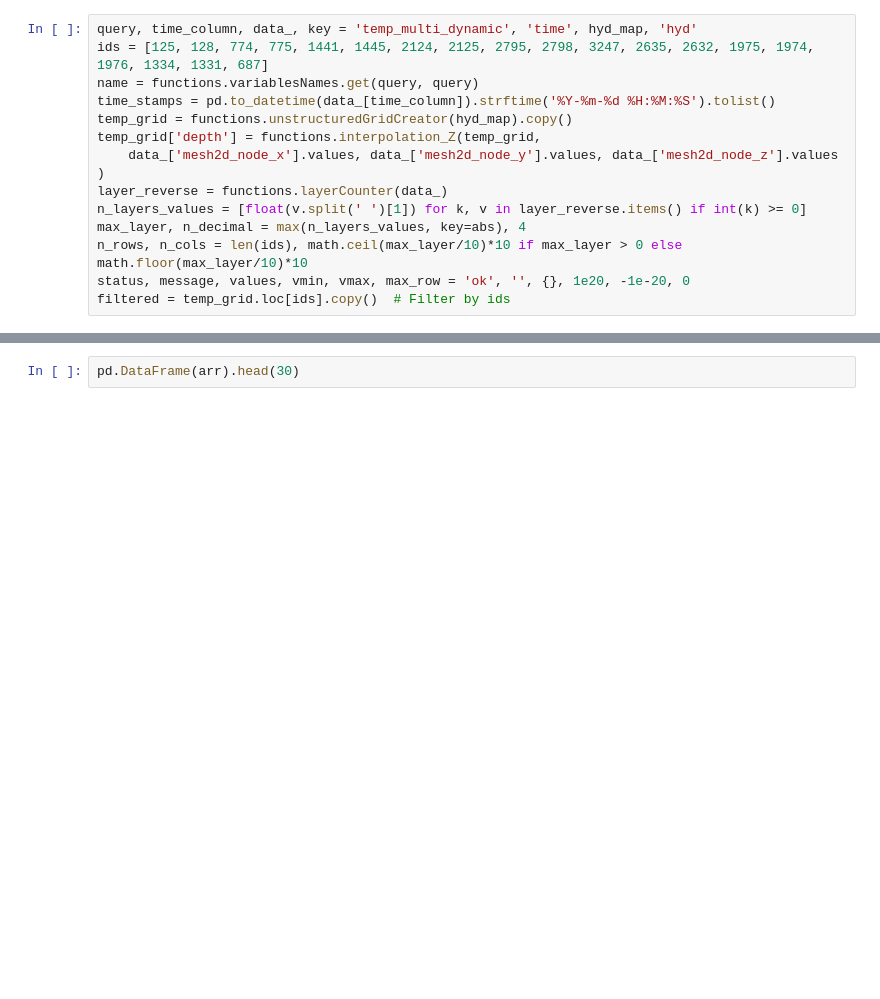
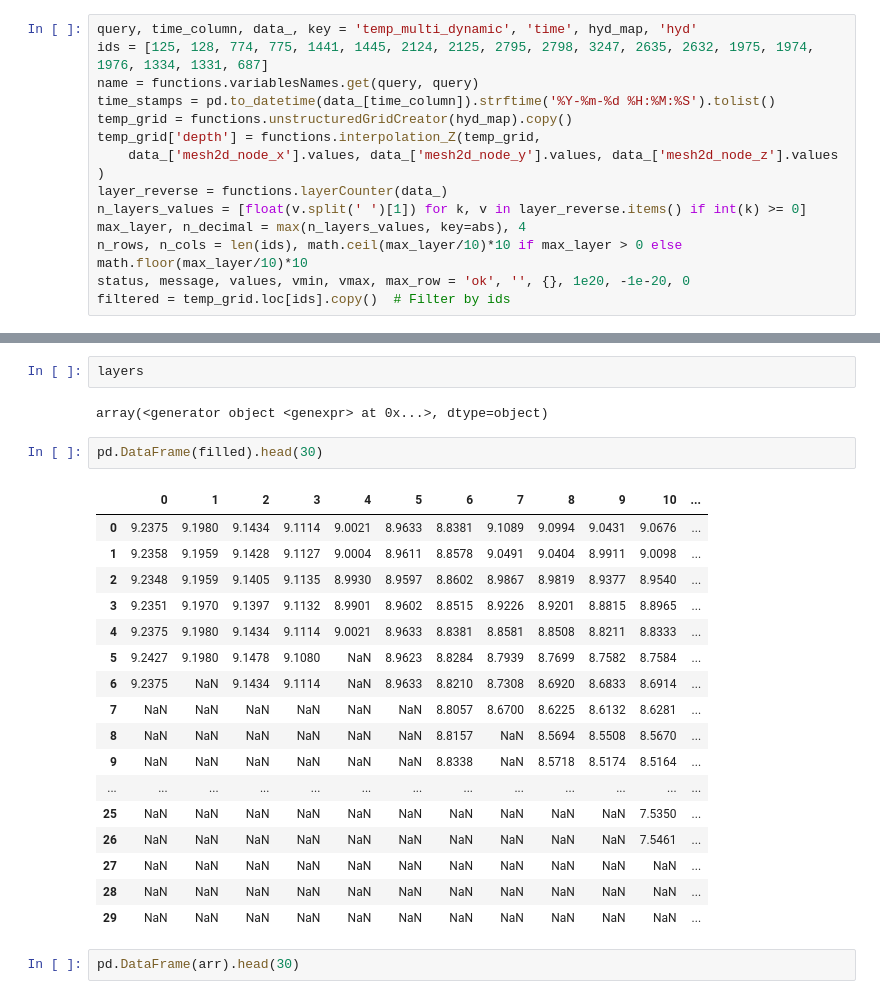
Before and after one commit to NTNUSmartWater/DigiH2O-Platform, a Jupyter notebook: process.ipynb, the cells around one changed output, grey strips where cells are left out. Drawn from its saved outputs; the diff is of its cells as text; blank space fills up the shorter version.

```diff
--- a/process.ipynb
+++ b/process.ipynb
@@ -60,3 +182,27 @@ for i in range(arr.shape[1]):
+# %%
+layers
+# %% [output]
+array(<generator object <genexpr> at 0x...>, dtype=object)
+# %%
+pd.DataFrame(filled).head(30)
+# %% [output]
+|  | 0 | 1 | 2 | 3 | 4 | 5 | 6 | 7 | 8 | 9 | 10 | ... |
+| 0 | 9.2375 | 9.1980 | 9.1434 | 9.1114 | 9.0021 | 8.9633 | 8.8381 | 9.1089 | 9.0994 | 9.0431 | 9.0676 | ... |
+| 1 | 9.2358 | 9.1959 | 9.1428 | 9.1127 | 9.0004 | 8.9611 | 8.8578 | 9.0491 | 9.0404 | 8.9911 | 9.0098 | ... |
+| 2 | 9.2348 | 9.1959 | 9.1405 | 9.1135 | 8.9930 | 8.9597 | 8.8602 | 8.9867 | 8.9819 | 8.9377 | 8.9540 | ... |
+| 3 | 9.2351 | 9.1970 | 9.1397 | 9.1132 | 8.9901 | 8.9602 | 8.8515 | 8.9226 | 8.9201 | 8.8815 | 8.8965 | ... |
+| 4 | 9.2375 | 9.1980 | 9.1434 | 9.1114 | 9.0021 | 8.9633 | 8.8381 | 8.8581 | 8.8508 | 8.8211 | 8.8333 | ... |
+| 5 | 9.2427 | 9.1980 | 9.1478 | 9.1080 | NaN | 8.9623 | 8.8284 | 8.7939 | 8.7699 | 8.7582 | 8.7584 | ... |
+| 6 | 9.2375 | NaN | 9.1434 | 9.1114 | NaN | 8.9633 | 8.8210 | 8.7308 | 8.6920 | 8.6833 | 8.6914 | ... |
+| 7 | NaN | NaN | NaN | NaN | NaN | NaN | 8.8057 | 8.6700 | 8.6225 | 8.6132 | 8.6281 | ... |
+| 8 | NaN | NaN | NaN | NaN | NaN | NaN | 8.8157 | NaN | 8.5694 | 8.5508 | 8.5670 | ... |
+| 9 | NaN | NaN | NaN | NaN | NaN | NaN | 8.8338 | NaN | 8.5718 | 8.5174 | 8.5164 | ... |
+| ... | ... | ... | ... | ... | ... | ... | ... | ... | ... | ... | ... | ... |
+| 25 | NaN | NaN | NaN | NaN | NaN | NaN | NaN | NaN | NaN | NaN | 7.5350 | ... |
+| 26 | NaN | NaN | NaN | NaN | NaN | NaN | NaN | NaN | NaN | NaN | 7.5461 | ... |
+| 27 | NaN | NaN | NaN | NaN | NaN | NaN | NaN | NaN | NaN | NaN | NaN | ... |
+| 28 | NaN | NaN | NaN | NaN | NaN | NaN | NaN | NaN | NaN | NaN | NaN | ... |
+| 29 | NaN | NaN | NaN | NaN | NaN | NaN | NaN | NaN | NaN | NaN | NaN | ... |
 # %%
 pd.DataFrame(arr).head(30)
 # %% [output]
```
Also changed, not shown: parts of 9 cells of this notebook, 8 other files.
